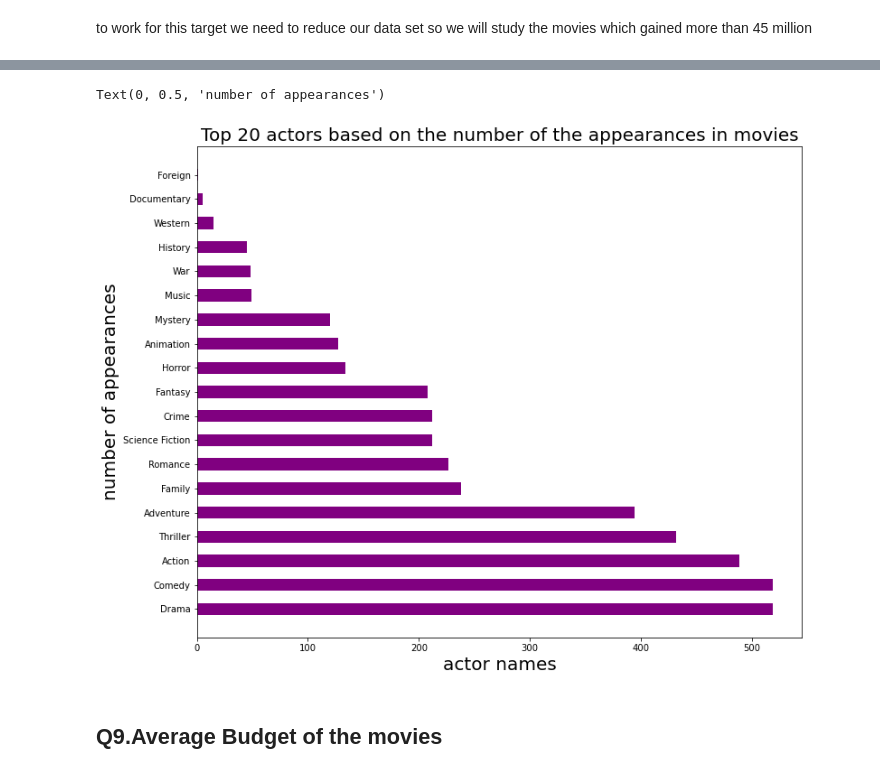
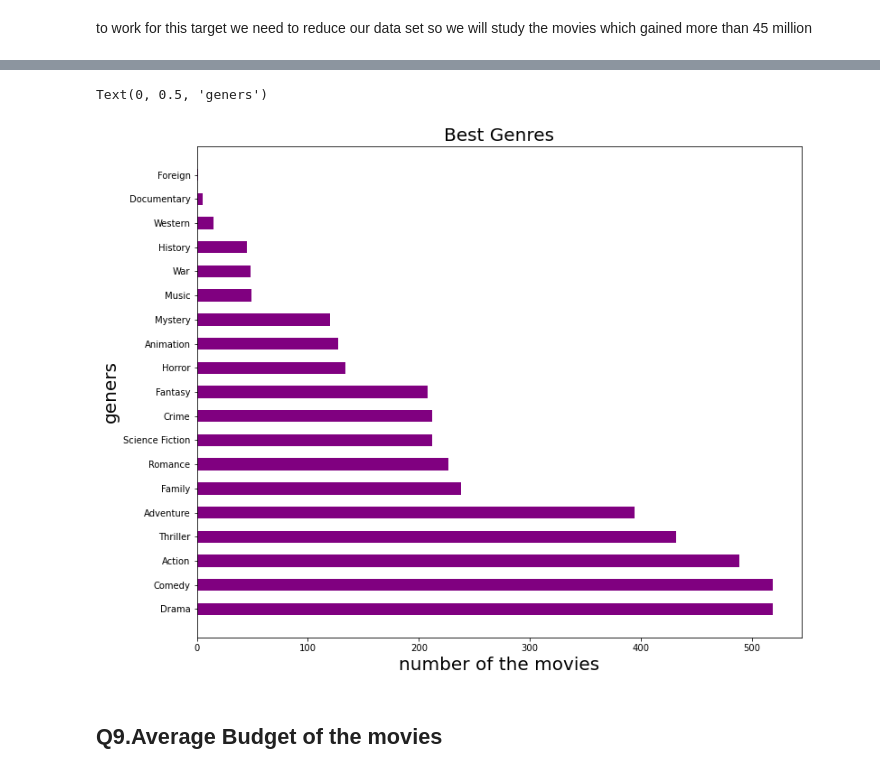
Before and after one commit to abduelrahmanemad/TMDP_movies_analysis, a Jupyter notebook: Data_Analysis_Project.ipynb, the cells around one changed output, grey strips where cells are left out. Saved outputs shown, nothing was run; the diff lists cells and outputs as text; code cells hidden in the pictures.

```diff
--- a/Data_Analysis_Project.ipynb
+++ b/Data_Analysis_Project.ipynb
@@ -334,12 +334,12 @@ for item in sorted_gen_dict[0:20]:
 # %%
 fig = plt.figure(figsize = (12, 10))
 genre=plt.barh(y_axis,x_axis,0.5,color='purple',label='actor')
-plt.title('Top 20 actors based on the number of the appearances in movies',fontsize=20)
-plt.xlabel('actor names',fontsize=20)
-plt.ylabel('number of appearances',fontsize=20)
+plt.title('Best Genres',fontsize=20)
+plt.xlabel('number of the movies',fontsize=20)
+plt.ylabel('geners',fontsize=20)
 # %% [output]
-Text(0, 0.5, 'number of appearances')
+Text(0, 0.5, 'geners')
-[figure, old version]
+[figure, new version]
 # %% [markdown]
 ## Q9.Average Budget of the movies
 # %%
```
Also changed, not shown: parts of 1 cell of this notebook.
